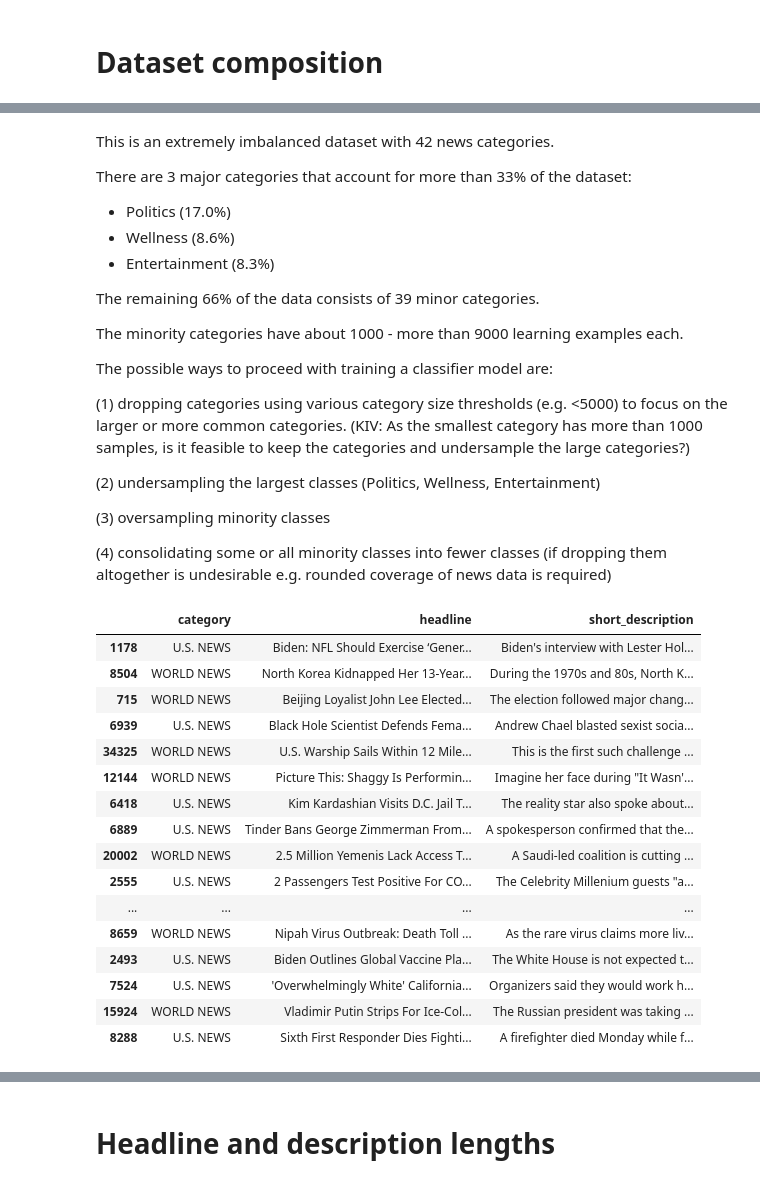
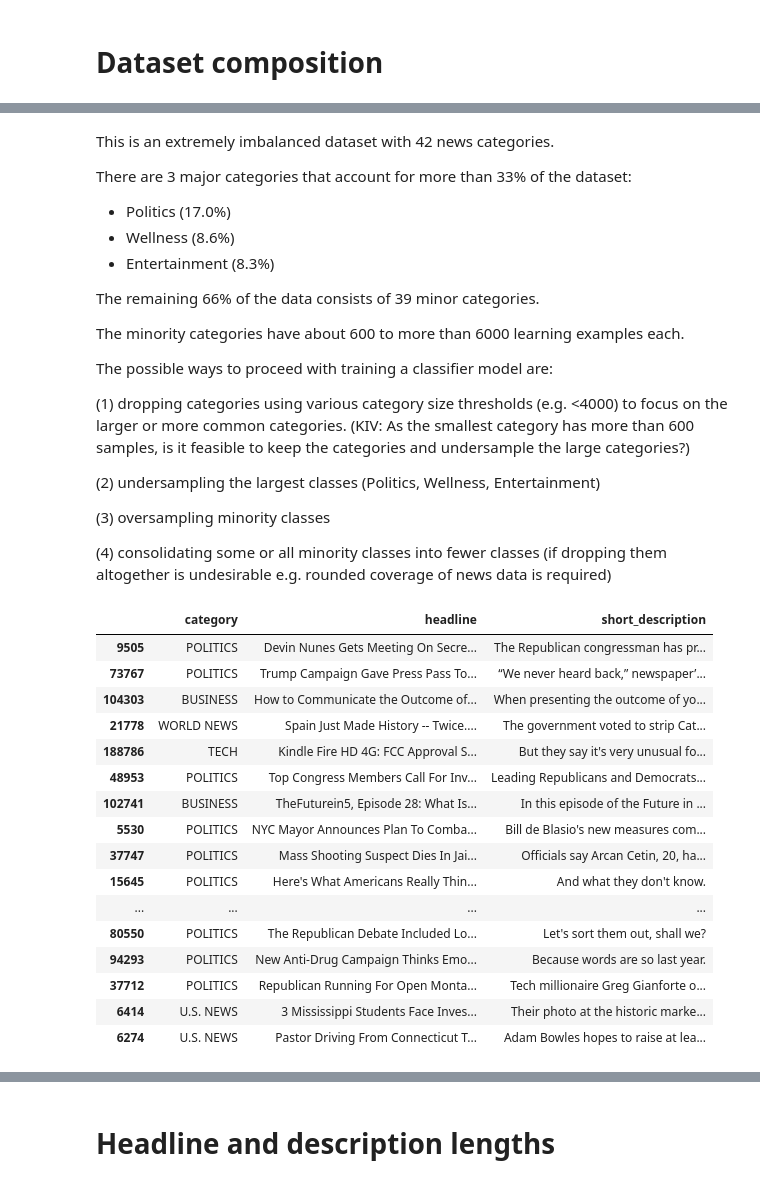
Before and after one commit to 42folders/news-classifier, a Jupyter notebook: notebooks/huffpost-news-EDA.ipynb, the cells around one changed output, grey strips where cells are left out. Cells and saved outputs as stored; diff of their text form; code cells hidden in the pictures.

```diff
--- a/notebooks/huffpost-news-EDA.ipynb
+++ b/notebooks/huffpost-news-EDA.ipynb
@@ -44,0 +58,3 @@ df.tail(2)
+# %%
+# Drop link column (no useful information) and authors column (has blank values,and is not useful)
+df.drop(columns=['link','authors'], inplace=True)
@@ -44,0 +66,9 @@ df.tail(2)
+# %%
+from sklearn.model_selection import train_test_split
+RANDOM_STATE = 42
+# Set aside a test set
+train, test = train_test_split(df, stratify=df['category'], test_size=0.2, random_state=RANDOM_STATE, )
+# Set aside train and val sets
+train, val = train_test_split(train, stratify=train['category'], test_size=0.2, random_state=RANDOM_STATE, )
+print("Shapes of training, validation and test datasets: ")
+train.shape, val.shape, test.shape
@@ -84,11 +117,11 @@ There are 3 major categories that account for more than 33% of the dataset:
 
 The remaining 66% of the data consists of 39 minor categories.
 
-The minority categories have about 1000 - more than 9000 learning examples each.
+The minority categories have about 600 to more than 6000 learning examples each.
 
 The possible ways to proceed with training a classifier model are:
 
-(1) dropping categories using various category size thresholds (e.g. <5000) to focus on the larger or more common categories. (KIV: As the smallest category has more than 1000 samples, is it feasible to keep the categories and undersample the large categories?)
+(1) dropping categories using various category size thresholds (e.g. <4000) to focus on the larger or more common categories. (KIV: As the smallest category has more than 600 samples, is it feasible to keep the categories and undersample the large categories?)
 
 (2) undersampling the largest classes (Politics, Wellness, Entertainment)
 
@@ -98,28 +131,32 @@ The possible ways to proceed with training a classifier model are:
 # %%
 # Sample some of the categories for a feel of the data
 pd.set_option('display.max_colwidth', None)
 
-df_read = df[['category', 'headline', 'short_description']]
+df_read = train[['category', 'headline', 'short_description']]
 p = df_read.loc[
     (df_read['category']=='U.S. NEWS') |
-    (df_read['category']=='WORLD NEWS') ] #  BUSINESS TECH POLITICS U.S. NEWS
+    (df_read['category']=='WORLD NEWS')|
+    (df_read['category']=='BUSINESS')|
+    (df_read['category']=='TECH')|
+    (df_read['category']=='POLITICS')
+    ] #  BUSINESS TECH POLITICS U.S. NEWS
 p.sample(20)
 # %% [output]
 |  | category | headline | short_description |
-| 1178 | U.S. NEWS | Biden: NFL Should Exercise ‘Gener... | Biden's interview with Lester Hol... |
-| 8504 | WORLD NEWS | North Korea Kidnapped Her 13-Year... | During the 1970s and 80s, North K... |
-| 715 | WORLD NEWS | Beijing Loyalist John Lee Elected... | The election followed major chang... |
-| 6939 | U.S. NEWS | Black Hole Scientist Defends Fema... | Andrew Chael blasted sexist socia... |
-| 34325 | WORLD NEWS | U.S. Warship Sails Within 12 Mile... | This is the first such challenge ... |
-| 12144 | WORLD NEWS | Picture This: Shaggy Is Performin... | Imagine her face during "It Wasn'... |
-| 6418 | U.S. NEWS | Kim Kardashian Visits D.C. Jail T... | The reality star also spoke about... |
-| 6889 | U.S. NEWS | Tinder Bans George Zimmerman From... | A spokesperson confirmed that the... |
-| 20002 | WORLD NEWS | 2.5 Million Yemenis Lack Access T... | A Saudi-led coalition is cutting ... |
-| 2555 | U.S. NEWS | 2 Passengers Test Positive For CO... | The Celebrity Millenium guests "a... |
+| 9505 | POLITICS | Devin Nunes Gets Meeting On Secre... | The Republican congressman has pr... |
+| 73767 | POLITICS | Trump Campaign Gave Press Pass To... | “We never heard back,” newspaper’... |
+| 104303 | BUSINESS | How to Communicate the Outcome of... | When presenting the outcome of yo... |
+| 21778 | WORLD NEWS | Spain Just Made History -- Twice.... | The government voted to strip Cat... |
+| 188786 | TECH | Kindle Fire HD 4G: FCC Approval S... | But they say it's very unusual fo... |
+| 48953 | POLITICS | Top Congress Members Call For Inv... | Leading Republicans and Democrats... |
+| 102741 | BUSINESS | TheFuturein5, Episode 28: What Is... | In this episode of the Future in ... |
+| 5530 | POLITICS | NYC Mayor Announces Plan To Comba... | Bill de Blasio's new measures com... |
+| 37747 | POLITICS | Mass Shooting Suspect Dies In Jai... | Officials say Arcan Cetin, 20, ha... |
+| 15645 | POLITICS | Here's What Americans Really Thin... | And what they don't know. |
 | ... | ... | ... | ... |
-| 8659 | WORLD NEWS | Nipah Virus Outbreak: Death Toll ... | As the rare virus claims more liv... |
-| 2493 | U.S. NEWS | Biden Outlines Global Vaccine Pla... | The White House is not expected t... |
-| 7524 | U.S. NEWS | 'Overwhelmingly White' California... | Organizers said they would work h... |
-| 15924 | WORLD NEWS | Vladimir Putin Strips For Ice-Col... | The Russian president was taking ... |
-| 8288 | U.S. NEWS | Sixth First Responder Dies Fighti... | A firefighter died Monday while f... |
+| 80550 | POLITICS | The Republican Debate Included Lo... | Let's sort them out, shall we? |
+| 94293 | POLITICS | New Anti-Drug Campaign Thinks Emo... | Because words are so last year. |
+| 37712 | POLITICS | Republican Running For Open Monta... | Tech millionaire Greg Gianforte o... |
+| 6414 | U.S. NEWS | 3 Mississippi Students Face Inves... | Their photo at the historic marke... |
+| 6274 | U.S. NEWS | Pastor Driving From Connecticut T... | Adam Bowles hopes to raise at lea... |
 # %% [markdown]
```
Also changed, not shown: parts of 41 cells of this notebook, 5 other files.
